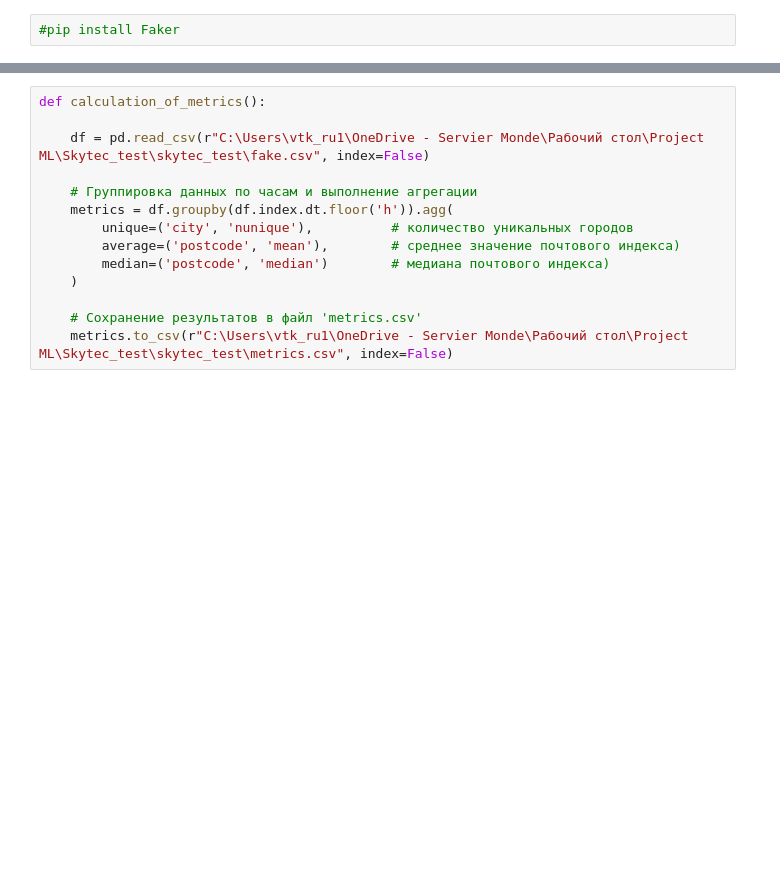
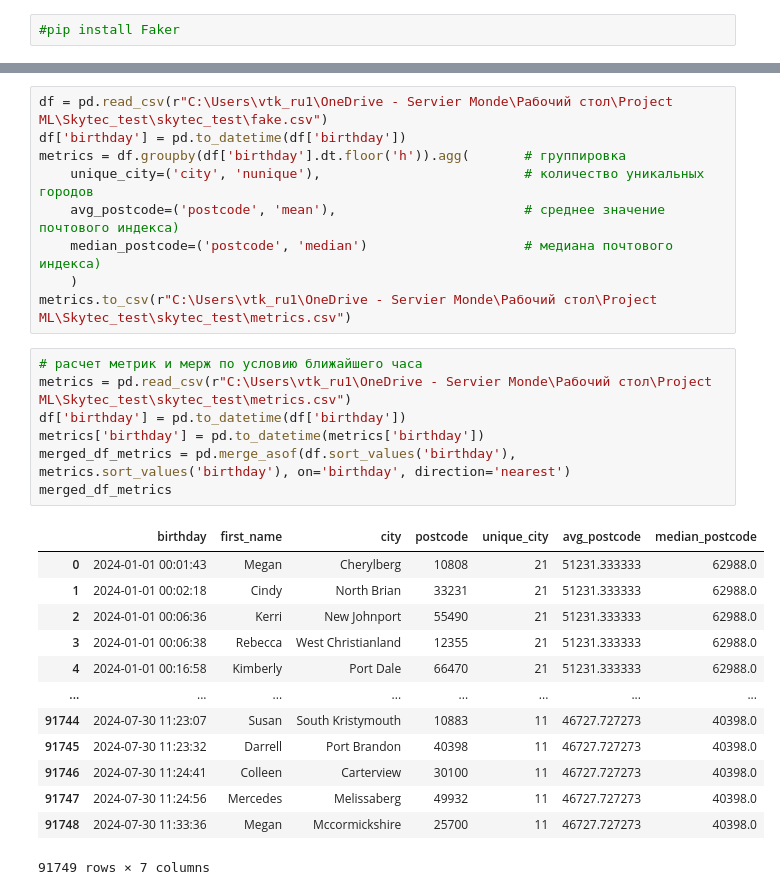
Before and after one commit to vit050587/skytec_test, a Jupyter notebook: test_work.ipynb, the cells around one changed output, grey strips where cells are left out. Cells and saved outputs as stored; diff of their text form; blank space fills up the shorter version.

```diff
--- a/test_work.ipynb
+++ b/test_work.ipynb
@@ -92,14 +43,30 @@ df
 # %%
-def calculation_of_metrics():
-
-    df = pd.read_csv(r"C:\Users\vtk_ru1\OneDrive - Servier Monde\Рабочий стол\Project ML\Skytec_test\skytec_test\fake.csv", index=False)
-
-    # Группировка данных по часам и выполнение агрегации
-    metrics = df.groupby(df.index.dt.floor('h')).agg(
-        unique=('city', 'nunique'),          # количество уникальных городов
-        average=('postcode', 'mean'),        # среднее значение почтового индекса)
-        median=('postcode', 'median')        # медиана почтового индекса)
+df = pd.read_csv(r"C:\Users\vtk_ru1\OneDrive - Servier Monde\Рабочий стол\Project ML\Skytec_test\skytec_test\fake.csv")
+df['birthday'] = pd.to_datetime(df['birthday'])
+metrics = df.groupby(df['birthday'].dt.floor('h')).agg(       # группировка
+    unique_city=('city', 'nunique'),                          # количество уникальных городов
+    avg_postcode=('postcode', 'mean'),                        # среднее значение почтового индекса)
+    median_postcode=('postcode', 'median')                    # медиана почтового индекса)
     )
-
-    # Сохранение результатов в файл 'metrics.csv'
-    metrics.to_csv(r"C:\Users\vtk_ru1\OneDrive - Servier Monde\Рабочий стол\Project ML\Skytec_test\skytec_test\metrics.csv", index=False)
+metrics.to_csv(r"C:\Users\vtk_ru1\OneDrive - Servier Monde\Рабочий стол\Project ML\Skytec_test\skytec_test\metrics.csv")
+# %%
+# расчет метрик и мерж по условию ближайшего часа
+metrics = pd.read_csv(r"C:\Users\vtk_ru1\OneDrive - Servier Monde\Рабочий стол\Project ML\Skytec_test\skytec_test\metrics.csv")
+df['birthday'] = pd.to_datetime(df['birthday'])
+metrics['birthday'] = pd.to_datetime(metrics['birthday'])
+merged_df_metrics = pd.merge_asof(df.sort_values('birthday'), metrics.sort_values('birthday'), on='birthday', direction='nearest')
+merged_df_metrics
+# %% [output]
+|  | birthday | first_name | city | postcode | unique_city | avg_postcode | median_postcode |
+| 0 | 2024-01-01 00:01:43 | Megan | Cherylberg | 10808 | 21 | 51231.333333 | 62988.0 |
+| 1 | 2024-01-01 00:02:18 | Cindy | North Brian | 33231 | 21 | 51231.333333 | 62988.0 |
+| 2 | 2024-01-01 00:06:36 | Kerri | New Johnport | 55490 | 21 | 51231.333333 | 62988.0 |
+| 3 | 2024-01-01 00:06:38 | Rebecca | West Christianland | 12355 | 21 | 51231.333333 | 62988.0 |
+| 4 | 2024-01-01 00:16:58 | Kimberly | Port Dale | 66470 | 21 | 51231.333333 | 62988.0 |
+| ... | ... | ... | ... | ... | ... | ... | ... |
+| 91744 | 2024-07-30 11:23:07 | Susan | South Kristymouth | 10883 | 11 | 46727.727273 | 40398.0 |
+| 91745 | 2024-07-30 11:23:32 | Darrell | Port Brandon | 40398 | 11 | 46727.727273 | 40398.0 |
+| 91746 | 2024-07-30 11:24:41 | Colleen | Carterview | 30100 | 11 | 46727.727273 | 40398.0 |
+| 91747 | 2024-07-30 11:24:56 | Mercedes | Melissaberg | 49932 | 11 | 46727.727273 | 40398.0 |
+| 91748 | 2024-07-30 11:33:36 | Megan | Mccormickshire | 25700 | 11 | 46727.727273 | 40398.0 |
+91749 rows × 7 columns
```
Also changed, not shown: parts of 13 cells of this notebook.
